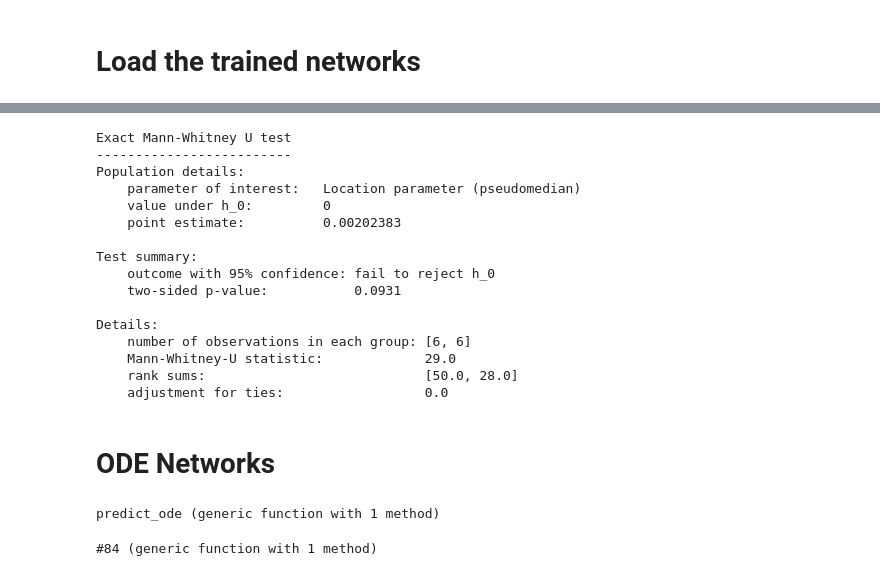
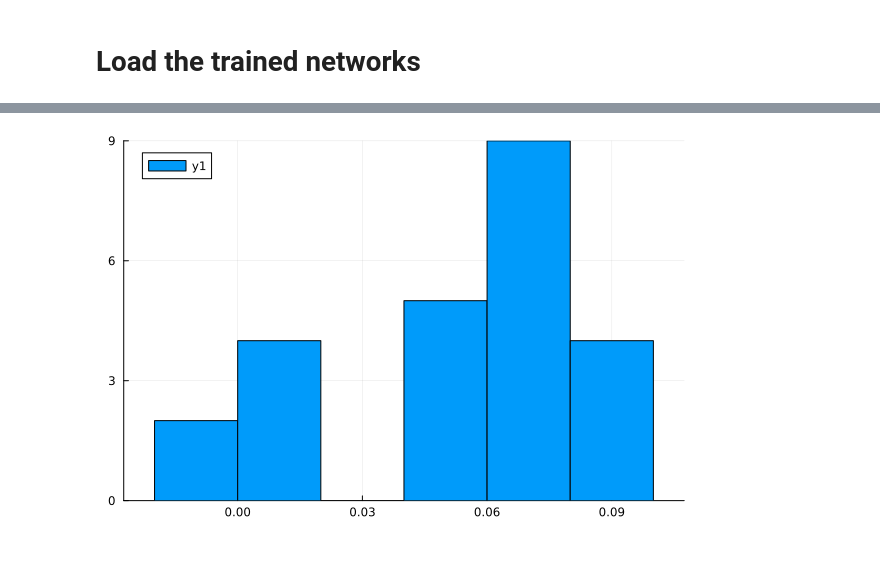
Before and after one commit to wilkieolin/phasor_julia, a Jupyter notebook: nn_comparison.ipynb, the cells around one changed output, grey strips where cells are left out. Drawn from its saved outputs; the diff is of its cells as text; code cells hidden in the pictures.

```diff
--- a/nn_comparison.ipynb
+++ b/nn_comparison.ipynb
@@ -308,45 +65,6 @@ xticks!([1.0, 2.0, 3.0], ["MLP", "Phasor", "Phasor (Osc.)"])
+# %%
+histogram(conversion_error_ode)
+# %% [output]
+[figure, added]
 # %%
 using HypothesisTests
-# %%
-MannWhitneyUTest(auroc_pmlps, auroc_pmlp_final)
-# %% [output]
-Exact Mann-Whitney U test
--------------------------
-Population details:
-    parameter of interest:   Location parameter (pseudomedian)
-    value under h_0:         0
-    point estimate:          0.00202383
-
-Test summary:
-    outcome with 95% confidence: fail to reject h_0
-    two-sided p-value:           0.0931
-
-Details:
-    number of observations in each group: [6, 6]
-    Mann-Whitney-U statistic:             29.0
-    rank sums:                            [50.0, 28.0]
-    adjustment for ties:                  0.0
-# %% [markdown]
-# ODE Networks
-# %%
-function predict_ode(trained)
-    params = trained["params"]
-    state = trained["state"]
-
-    global q
-    global yl
-
-    tspan = (0.0, 20.0)
-    spk_args = SpikingArgs() #leakage = leakage, t_period = t_period)
-    x = process_sample((q, yl), spk_args=spk_args, tspan=tspan)
-    model = ode_model(spk_args)
-
-    pred, _ = model(x, params, state)
-    return pred
-end
-# %% [output]
-predict_ode (generic function with 1 method)
-# %%
-auroc_ode = x -> auroc(x, predict_ode)
-# %% [output]
-#84 (generic function with 1 method)
```
Also changed, not shown: parts of 63 cells of this notebook.
